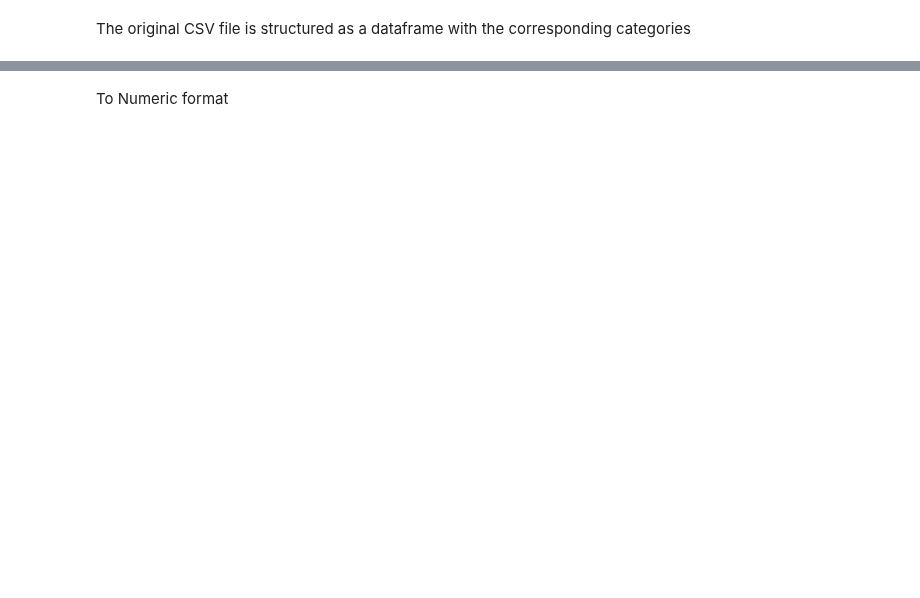
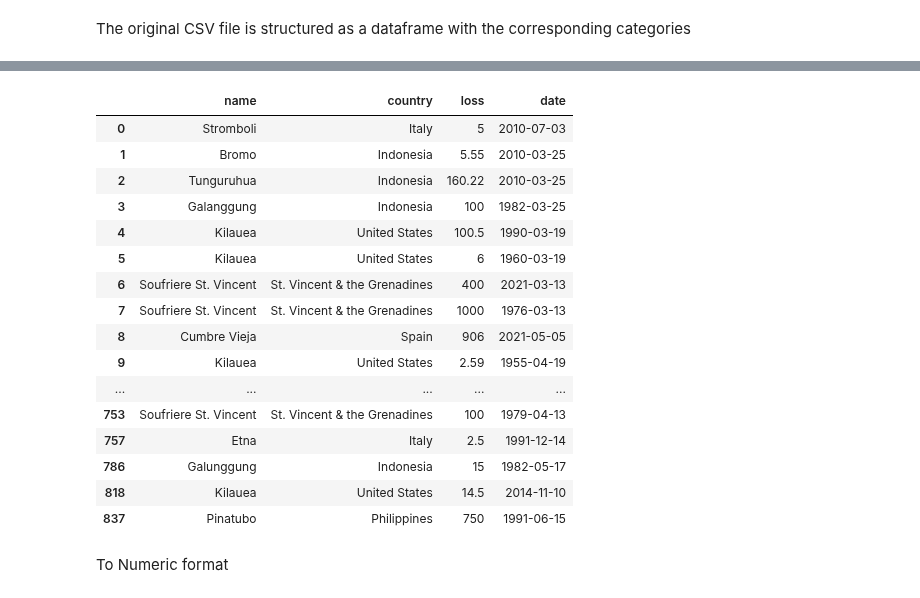
Before and after one commit to Datavizcowboy/PythonDatavizToolbox, a Jupyter notebook: Notebooks/01-Data_Structures/03-Pandas_Numerical_Filtering_Cleaning.ipynb, the cells around one changed output, grey strips where cells are left out. Cells and saved outputs as stored; diff of their text form; code cells hidden in the pictures; blank space fills up the shorter version.

```diff
--- a/Notebooks/01-Data_Structures/03-Pandas_Numerical_Filtering_Cleaning.ipynb
+++ b/Notebooks/01-Data_Structures/03-Pandas_Numerical_Filtering_Cleaning.ipynb
@@ -61,3 +69,25 @@ Dropping by category
+# %%
+content['date'] = pd.to_datetime(content[['year', 'month', 'day']])
+content.drop(['year', 'month', 'day'], axis=1, inplace=True)
+content
+# %% [output]
+|  | name | country | loss | date |
+| 0 | Stromboli | Italy | 5 | 2010-07-03 |
+| 1 | Bromo | Indonesia | 5.55 | 2010-03-25 |
+| 2 | Tunguruhua | Indonesia | 160.22 | 2010-03-25 |
+| 3 | Galanggung | Indonesia | 100 | 1982-03-25 |
+| 4 | Kilauea | United States | 100.5 | 1990-03-19 |
+| 5 | Kilauea | United States | 6 | 1960-03-19 |
+| 6 | Soufriere St. Vincent | St. Vincent & the Grenadines | 400 | 2021-03-13 |
+| 7 | Soufriere St. Vincent | St. Vincent & the Grenadines | 1000 | 1976-03-13 |
+| 8 | Cumbre Vieja | Spain | 906 | 2021-05-05 |
+| 9 | Kilauea | United States | 2.59 | 1955-04-19 |
+| ... | ... | ... | ... | ... |
+| 753 | Soufriere St. Vincent | St. Vincent & the Grenadines | 100 | 1979-04-13 |
+| 757 | Etna | Italy | 2.5 | 1991-12-14 |
+| 786 | Galunggung | Indonesia | 15 | 1982-05-17 |
+| 818 | Kilauea | United States | 14.5 | 2014-11-10 |
+| 837 | Pinatubo | Philippines | 750 | 1991-06-15 |
 # %% [markdown]
 To Numeric format
 # %%
```
Also changed, not shown: parts of 55 cells of this notebook, 18 other files.
